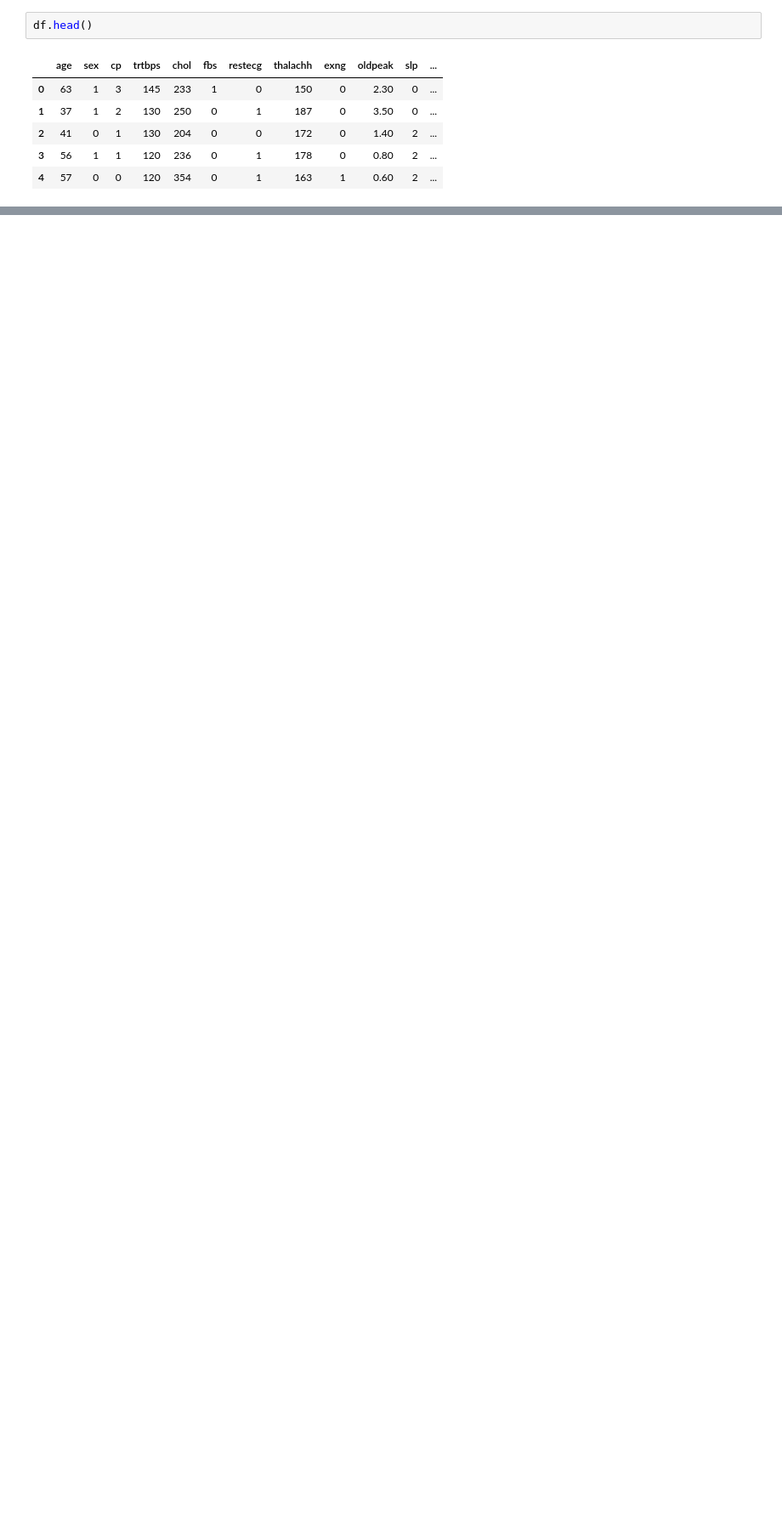
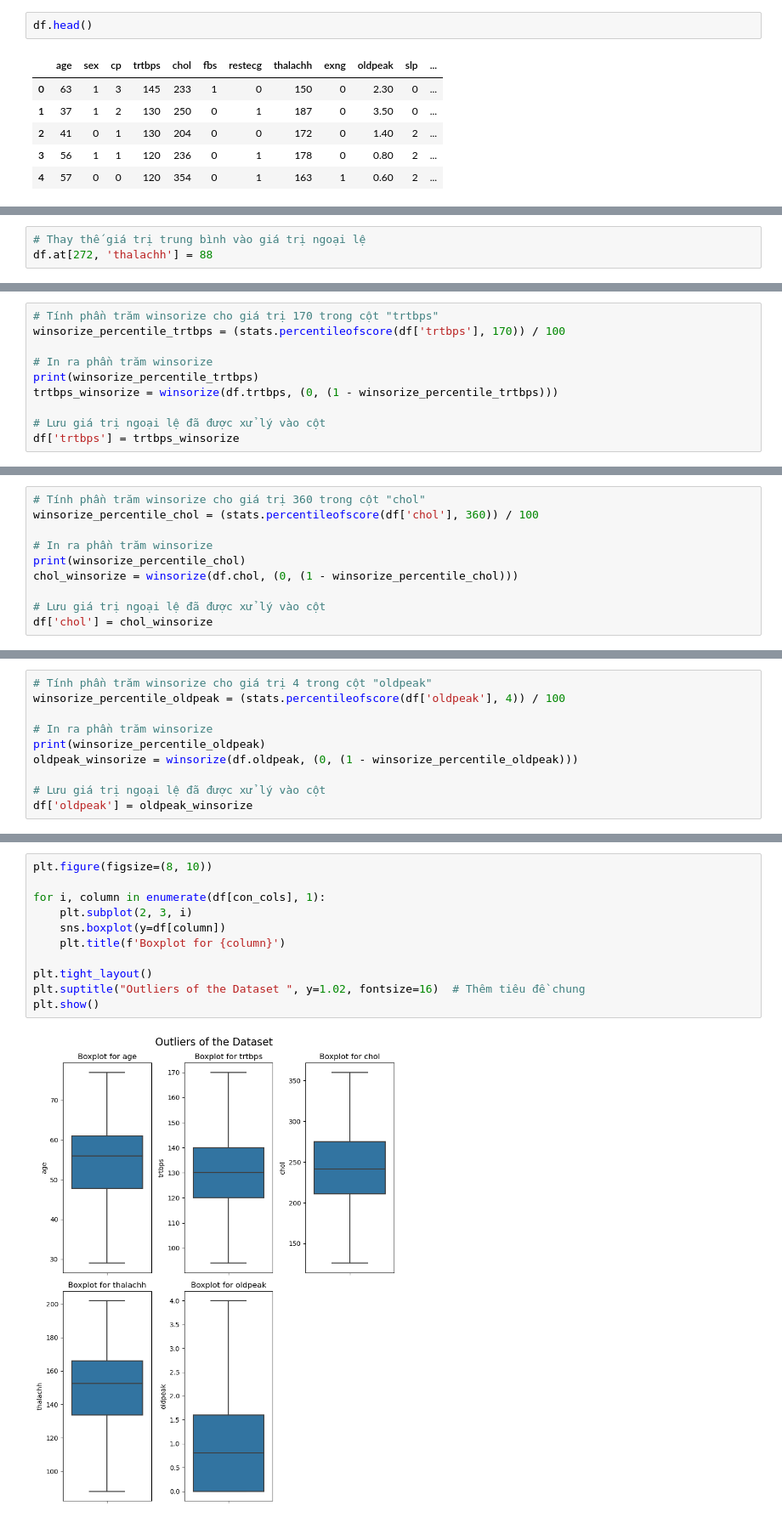
Before and after one commit to DNHLRH24/machine-learning-1, a Jupyter notebook: supervised_learning.ipynb, the cells around one changed output, grey strips where cells are left out. Shown: that part at 85% size. Drawn from its saved outputs; the diff is of its cells as text; blank space fills up the shorter version.

```diff
--- a/supervised_learning.ipynb
+++ b/supervised_learning.ipynb
@@ -254,0 +280,3 @@ df.head()
+# %%
+# Thay thế giá trị trung bình vào giá trị ngoại lệ
+df.at[272, 'thalachh'] = 88
@@ -254,0 +309,10 @@ df.head()
+# %%
+# Tính phần trăm winsorize cho giá trị 170 trong cột "trtbps"
+winsorize_percentile_trtbps = (stats.percentileofscore(df['trtbps'], 170)) / 100
+
+# In ra phần trăm winsorize
+print(winsorize_percentile_trtbps)
+trtbps_winsorize = winsorize(df.trtbps, (0, (1 - winsorize_percentile_trtbps)))
+
+# Lưu giá trị ngoại lệ đã được xử lý vào cột
+df['trtbps'] = trtbps_winsorize
@@ -254,0 +333,10 @@ df.head()
+# %%
+# Tính phần trăm winsorize cho giá trị 360 trong cột "chol"
+winsorize_percentile_chol = (stats.percentileofscore(df['chol'], 360)) / 100
+
+# In ra phần trăm winsorize
+print(winsorize_percentile_chol)
+chol_winsorize = winsorize(df.chol, (0, (1 - winsorize_percentile_chol)))
+
+# Lưu giá trị ngoại lệ đã được xử lý vào cột
+df['chol'] = chol_winsorize
@@ -254,0 +366,10 @@ df.head()
+# %%
+# Tính phần trăm winsorize cho giá trị 4 trong cột "oldpeak"
+winsorize_percentile_oldpeak = (stats.percentileofscore(df['oldpeak'], 4)) / 100
+
+# In ra phần trăm winsorize
+print(winsorize_percentile_oldpeak)
+oldpeak_winsorize = winsorize(df.oldpeak, (0, (1 - winsorize_percentile_oldpeak)))
+
+# Lưu giá trị ngoại lệ đã được xử lý vào cột
+df['oldpeak'] = oldpeak_winsorize
@@ -254,0 +380,13 @@ df.head()
+# %%
+plt.figure(figsize=(8, 10))
+
+for i, column in enumerate(df[con_cols], 1):
+    plt.subplot(2, 3, i)
+    sns.boxplot(y=df[column])
+    plt.title(f'Boxplot for {column}')
+
+plt.tight_layout()
+plt.suptitle("Outliers of the Dataset ", y=1.02, fontsize=16)  # Thêm tiêu đề chung
+plt.show()
+# %% [output]
+[figure, added]
```
Also changed, not shown: parts of 33 cells of this notebook, 1 other file.
